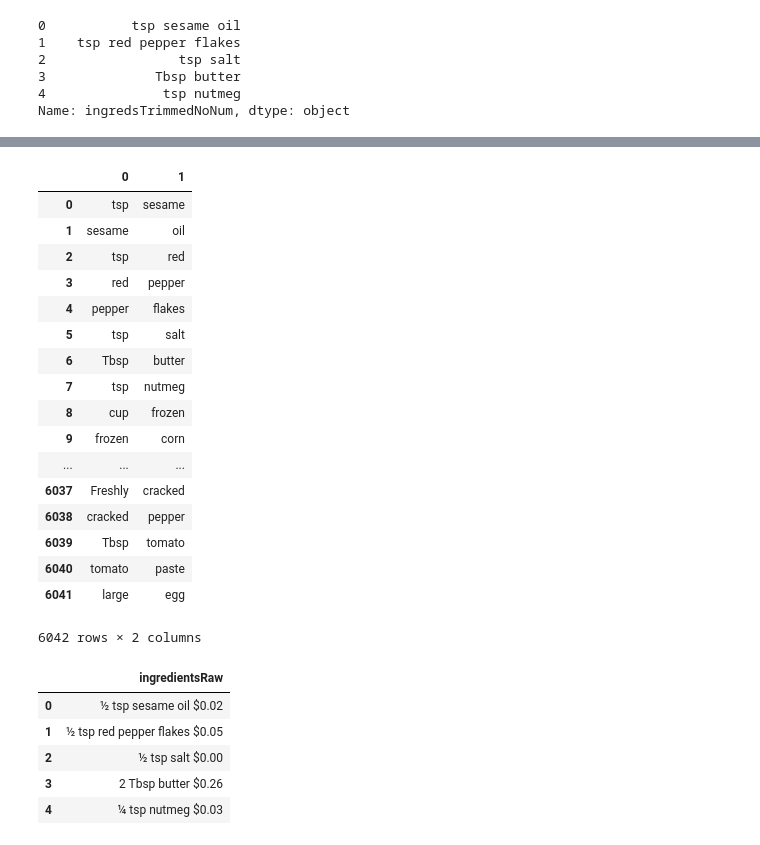
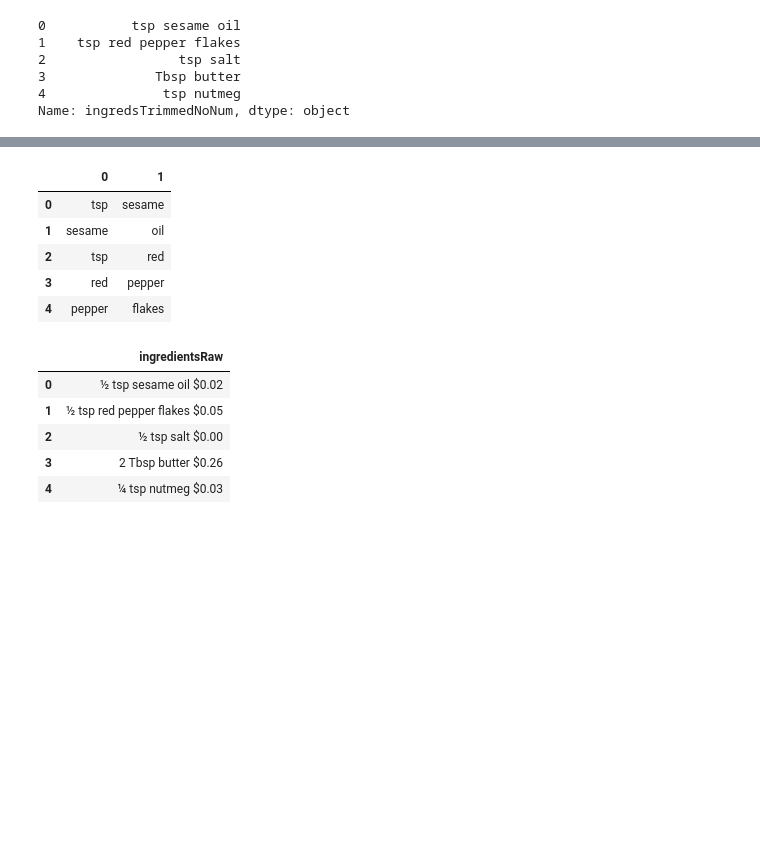
Before and after one commit to mfoos/recipeProject, a Jupyter notebook: data/Recipe_Data_pandas.ipynb, the cells around one changed output, grey strips where cells are left out. Cells and saved outputs as stored; diff of their text form; code cells hidden in the pictures; blank space fills up the shorter version.

```diff
--- a/data/Recipe_Data_pandas.ipynb
+++ b/data/Recipe_Data_pandas.ipynb
@@ -49,26 +41,14 @@ for i in newcol:
     for j in i:
         ngram2_pool.append(j) # only identifies 2mers, duh
 # %%
-pd.DataFrame(ngram2_pool)
+pd.DataFrame(ngram2_pool).head()
 # %% [output]
 |  | 0 | 1 |
 | 0 | tsp | sesame |
 | 1 | sesame | oil |
 | 2 | tsp | red |
 | 3 | red | pepper |
 | 4 | pepper | flakes |
-| 5 | tsp | salt |
-| 6 | Tbsp | butter |
-| 7 | tsp | nutmeg |
-| 8 | cup | frozen |
-| 9 | frozen | corn |
-| ... | ... | ... |
-| 6037 | Freshly | cracked |
-| 6038 | cracked | pepper |
-| 6039 | Tbsp | tomato |
-| 6040 | tomato | paste |
-| 6041 | large | egg |
-6042 rows × 2 columns
 # %%
 data.iloc[0:5, 0:1]
 # %% [output]
```
Also changed, not shown: parts of 18 cells of this notebook, 1 other file.
